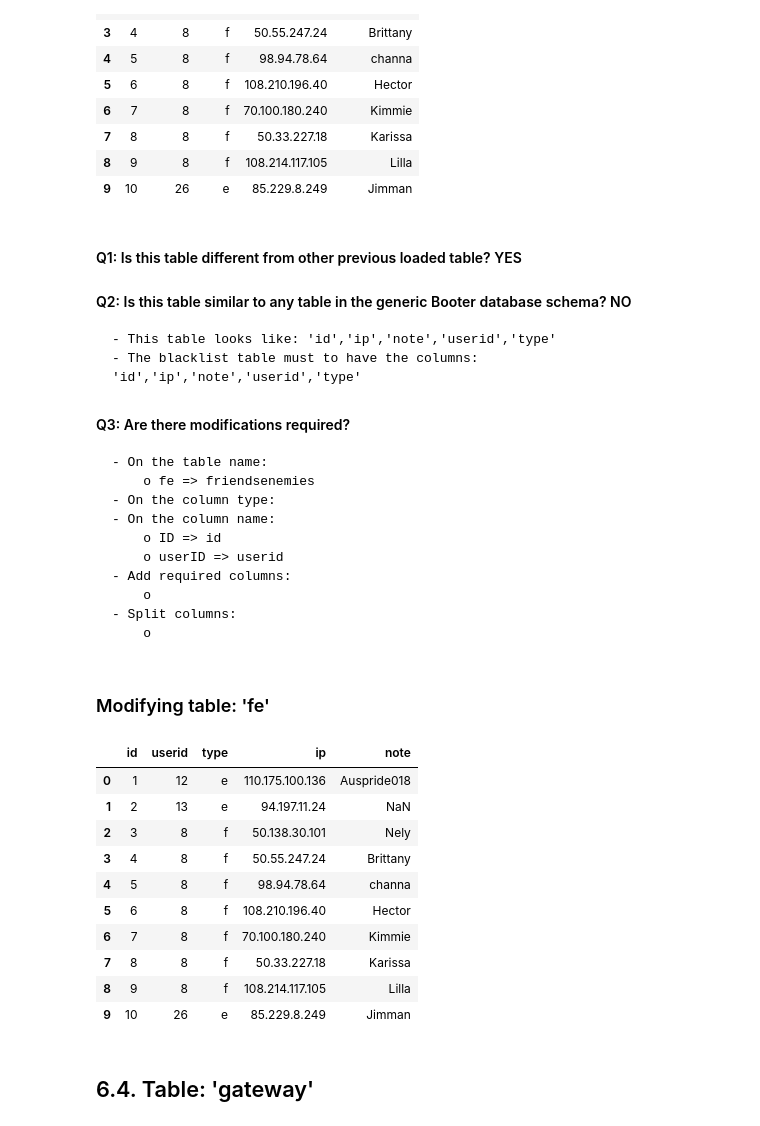
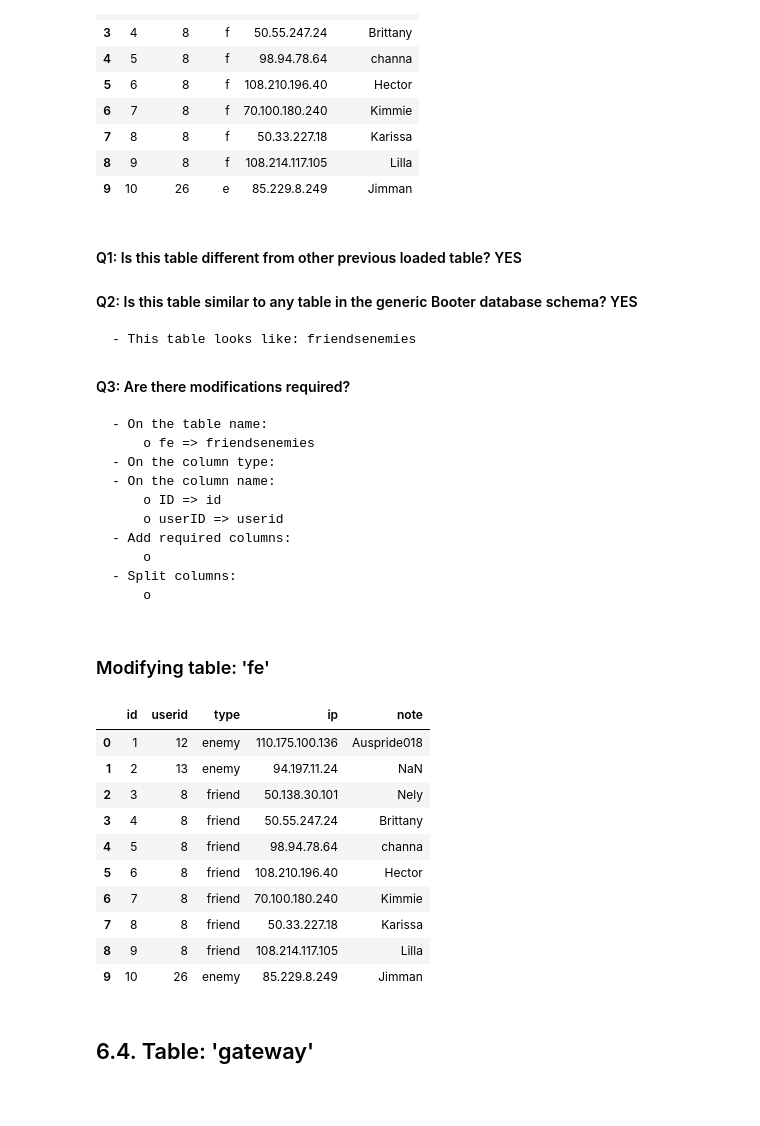
Before and after one commit to jjsantanna/booter_dbs_analyses, a Jupyter notebook: case_studies/212booter/analysis_212booter.ipynb, the cells around one changed output. Saved outputs shown, nothing was run; the diff lists cells and outputs as text; code cells hidden in the pictures; blank space fills up the shorter version.

```diff
--- a/case_studies/212booter/analysis_212booter.ipynb
+++ b/case_studies/212booter/analysis_212booter.ipynb
@@ -345,9 +206,8 @@ pd.read_csv(read_inserted_table(dumpfile, tablename),
 | 9 | 10 | 26 | e | 85.229.8.249 | Jimman |
 # %% [markdown]
 #### Q1: Is this table different from other previous loaded table? YES
-#### Q2: Is this table similar to any table in the generic Booter database schema? NO
-    - This table looks like: 'id','ip','note','userid','type'
-    - The blacklist table must to have the columns: 'id','ip','note','userid','type'
+#### Q2: Is this table similar to any table in the generic Booter database schema? YES
+    - This table looks like: friendsenemies
 
 #### Q3: Are there modifications required?
     - On the table name:
@@ -364,33 +224,34 @@ pd.read_csv(read_inserted_table(dumpfile, tablename),
 ### Modifying table: 'fe'
 # %%
 ### Loading the column converting columns with predefined functions
-df_friendsenemies = pd.read_csv(read_inserted_table(dumpfile, tablename),
+df_friendsenemies = pd.read_csv(read_inserted_table2(dumpfile, tablename),
                                 delimiter=",",
-                                error_bad_lines=False,)
-#                        converters = {'date':timestamp2datetime})
+                                error_bad_lines=False)
+### Converting
+df_friendsenemies['type']=friendsenemies_type(df_friendsenemies['type'])
 
 ###Changing names of columns
 df_friendsenemies.rename(columns = {'ID': 'id',
                                     'userID': 'userid'},
                          inplace=True)
 
 ##Creating empty columns (with "" [for future string] or np.nan [for future float])
-# df_friendsenemies['generic_column_name_missing'] = ""
+
 
 ###Showing some lines after adapt the table
 df_friendsenemies.head(10)
 # %% [output]
 |  | id | userid | type | ip | note |
-| 0 | 1 | 12 | e | 110.175.100.136 | Auspride018 |
-| 1 | 2 | 13 | e | 94.197.11.24 | NaN |
-| 2 | 3 | 8 | f | 50.138.30.101 | Nely |
-| 3 | 4 | 8 | f | 50.55.247.24 | Brittany |
-| 4 | 5 | 8 | f | 98.94.78.64 | channa |
-| 5 | 6 | 8 | f | 108.210.196.40 | Hector |
-| 6 | 7 | 8 | f | 70.100.180.240 | Kimmie |
-| 7 | 8 | 8 | f | 50.33.227.18 | Karissa |
-| 8 | 9 | 8 | f | 108.214.117.105 | Lilla |
-| 9 | 10 | 26 | e | 85.229.8.249 | Jimman |
+| 0 | 1 | 12 | enemy | 110.175.100.136 | Auspride018 |
+| 1 | 2 | 13 | enemy | 94.197.11.24 | NaN |
+| 2 | 3 | 8 | friend | 50.138.30.101 | Nely |
+| 3 | 4 | 8 | friend | 50.55.247.24 | Brittany |
+| 4 | 5 | 8 | friend | 98.94.78.64 | channa |
+| 5 | 6 | 8 | friend | 108.210.196.40 | Hector |
+| 6 | 7 | 8 | friend | 70.100.180.240 | Kimmie |
+| 7 | 8 | 8 | friend | 50.33.227.18 | Karissa |
+| 8 | 9 | 8 | friend | 108.214.117.105 | Lilla |
+| 9 | 10 | 26 | enemy | 85.229.8.249 | Jimman |
 # %% [markdown]
 ## 6.4. Table: 'gateway'
 # %% [markdown]
```
Also changed, not shown: parts of 115 cells of this notebook, 34 other files.
